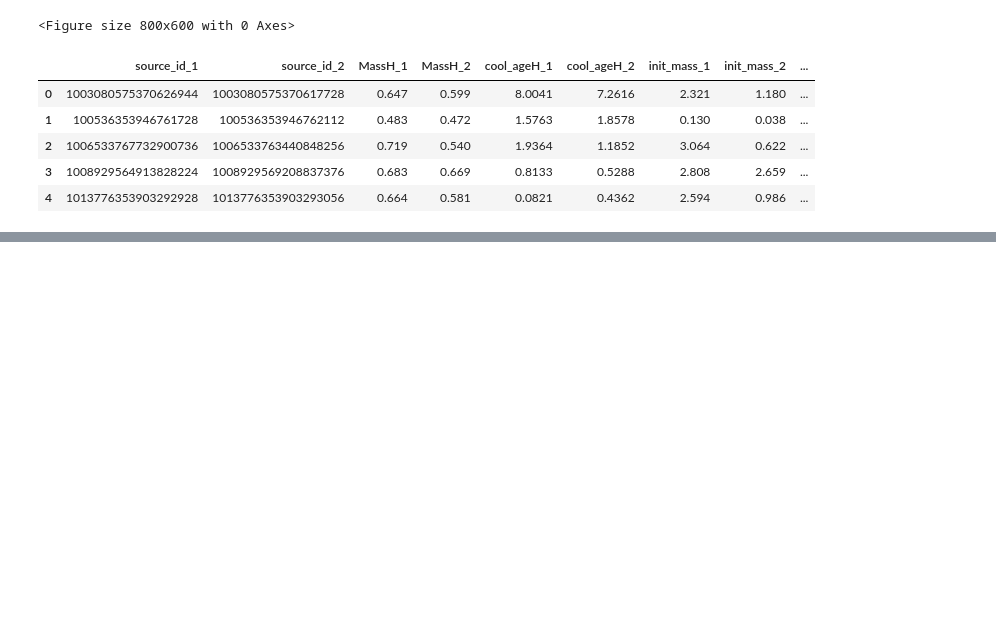
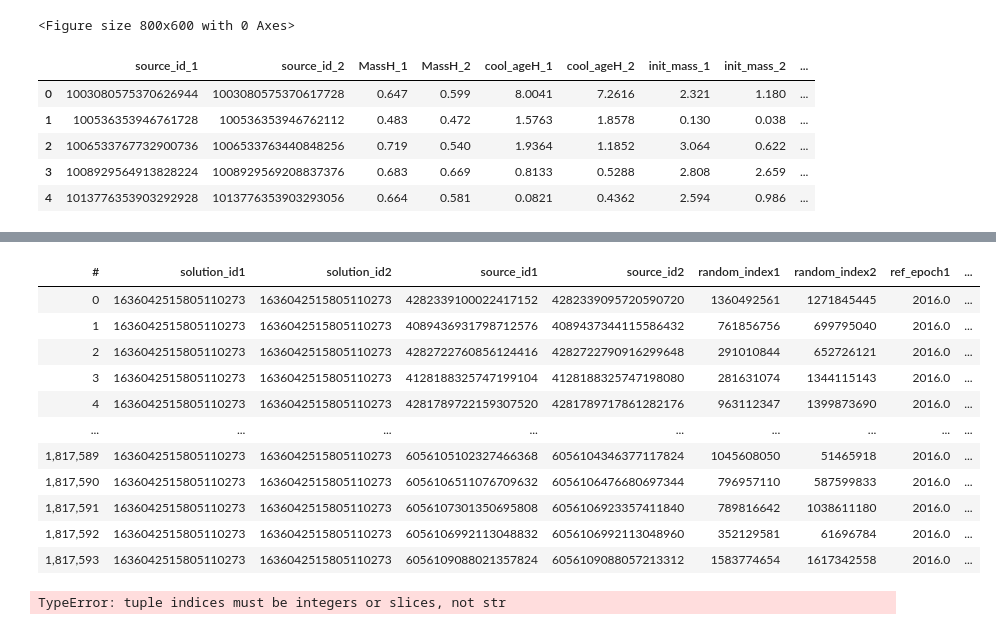
Before and after one commit to cheyanneshariat/OSPE_Scripts, a Jupyter notebook: WD_Mergers.ipynb, the cells around one changed output, grey strips where cells are left out. Saved outputs shown, nothing was run; the diff lists cells and outputs as text; code cells hidden in the pictures; blank space fills up the shorter version.

```diff
--- a/WD_Mergers.ipynb
+++ b/WD_Mergers.ipynb
@@ -190,0 +207,19 @@ Text(0.05, 0.9, 'Model OB')
+# %%
+vaex_df
+# %% [output]
+| # | solution_id1 | solution_id2 | source_id1 | source_id2 | random_index1 | random_index2 | ref_epoch1 | ... |
+| 0 | 1636042515805110273 | 1636042515805110273 | 4282339100022417152 | 4282339095720590720 | 1360492561 | 1271845445 | 2016.0 | ... |
+| 1 | 1636042515805110273 | 1636042515805110273 | 4089436931798712576 | 4089437344115586432 | 761856756 | 699795040 | 2016.0 | ... |
+| 2 | 1636042515805110273 | 1636042515805110273 | 4282722760856124416 | 4282722790916299648 | 291010844 | 652726121 | 2016.0 | ... |
+| 3 | 1636042515805110273 | 1636042515805110273 | 4128188325747199104 | 4128188325747198080 | 281631074 | 1344115143 | 2016.0 | ... |
+| 4 | 1636042515805110273 | 1636042515805110273 | 4281789722159307520 | 4281789717861282176 | 963112347 | 1399873690 | 2016.0 | ... |
+| ... | ... | ... | ... | ... | ... | ... | ... | ... |
+| 1,817,589 | 1636042515805110273 | 1636042515805110273 | 6056105102327466368 | 6056104346377117824 | 1045608050 | 51465918 | 2016.0 | ... |
+| 1,817,590 | 1636042515805110273 | 1636042515805110273 | 6056106511076709632 | 6056106476680697344 | 796957110 | 587599833 | 2016.0 | ... |
+| 1,817,591 | 1636042515805110273 | 1636042515805110273 | 6056107301350695808 | 6056106923357411840 | 789816642 | 1038611180 | 2016.0 | ... |
+| 1,817,592 | 1636042515805110273 | 1636042515805110273 | 6056106992113048832 | 6056106992113048960 | 352129581 | 61696784 | 2016.0 | ... |
+| 1,817,593 | 1636042515805110273 | 1636042515805110273 | 6056109088021357824 | 6056109088057213312 | 1583774654 | 1617342558 | 2016.0 | ... |
+# %%
+row['RA']
+# %% [output]
+TypeError: tuple indices must be integers or slices, not str
```
Also changed, not shown: parts of 12 cells of this notebook, 1 other file.
